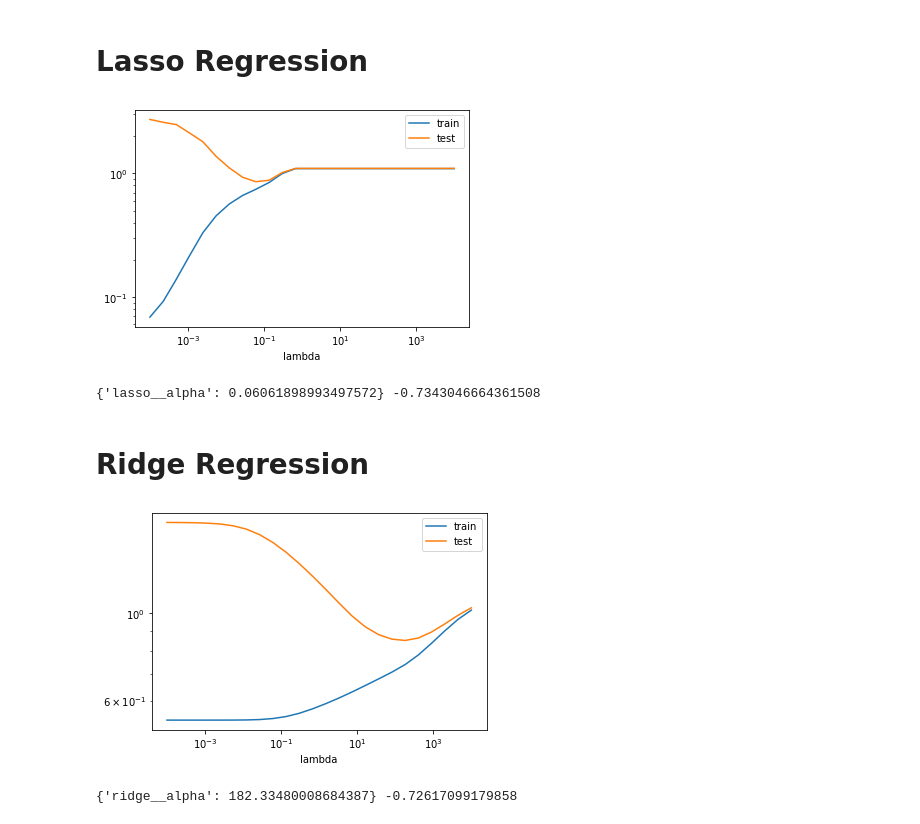
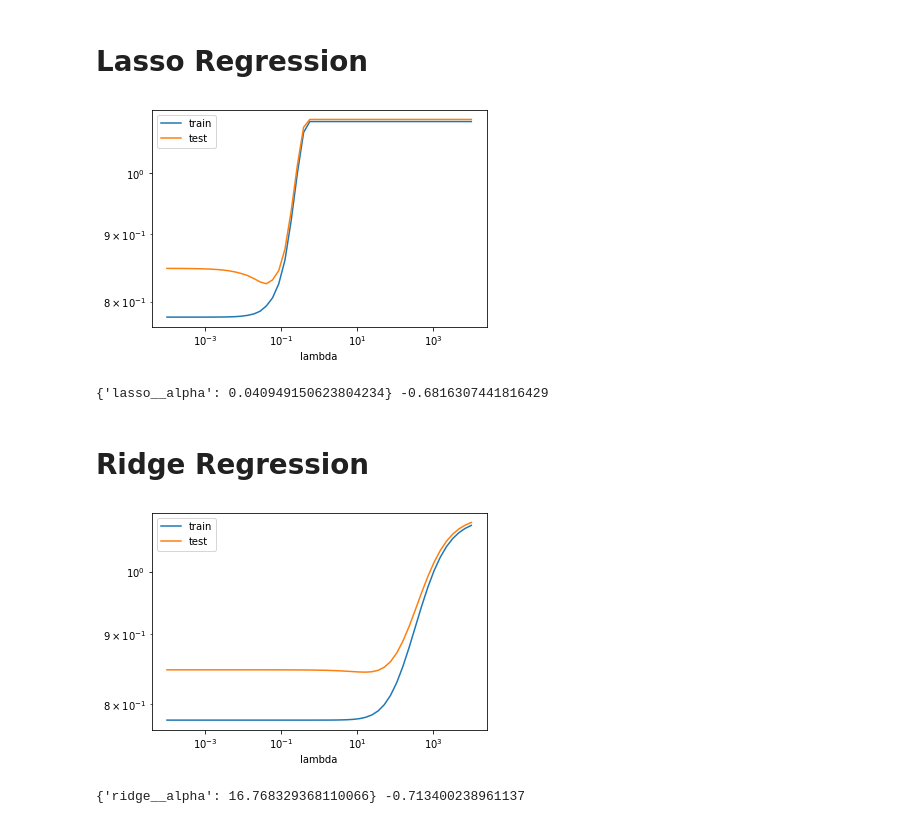
Before and after one commit to mathiasbindseil/three_drengz, a Jupyter notebook: ISDS - Kopi.ipynb, the cells around one changed output. Drawn from its saved outputs; the diff is of its cells as text; code cells hidden in the pictures.

```diff
--- a/ISDS - Kopi.ipynb
+++ b/ISDS - Kopi.ipynb
@@ -624,45 +624,44 @@ X_train, X_val, y_train, y_val = train_test_split(X_dev, y_dev, test_size=1/2, r
 
 # Make pipeline for Lasso
 
-pipe_lasso = make_pipeline(PolynomialFeatures(degree=3, include_bias=False),
-                           StandardScaler(),
-                           Lasso(random_state=1,))
+pipe_lasso = make_pipeline(StandardScaler(),
+                           Lasso())
 
 # Define range of lambdas
-lambdas =  np.logspace(-4, 4, 24)
+lambdas =  np.logspace(-4, 4, 50)
 
 # Get train and test scores for different lambdas
 
 train_scores, test_scores = \
     validation_curve(estimator=pipe_lasso,
                      X=X_dev,
                      y=y_dev,
                      param_name='lasso__alpha',
                      param_range=lambdas,
                      scoring='neg_mean_squared_error',# scoring='neg_mean_squared_error',
                      cv=5)
 
 # Get mean of mse for lambdas
 
 lasso_rmse = pd.concat({'train': pd.DataFrame(-train_scores).mean(1),
                          'test': pd.DataFrame(-test_scores).mean(1),
                          'lambda': pd.DataFrame(lambdas).mean(1)}, axis =1)
 
 # Get test rsme for plot later
 #lasso_rmse = pd.concat({'test': pd.DataFrame(-test_scores).mean(1)}, axis = 1)
 
 # Plot the train and test scores for different values of lambda
 
 pd.concat({'train': pd.DataFrame(-train_scores).mean(1),
            'test': pd.DataFrame(-test_scores).mean(1)},
            axis=1)\
     .pipe(np.sqrt)\
     .set_index(pd.Index(lambdas, name='lambda'))\
     .plot(logx=True, logy=True)
 
 plt.show()
 # %% [output]
-[figure, old version]
+[figure, new version]
 # %%
 # We use the function to fit it and find the best lambda and corresponding mse
 
@@ -675,9 +674,11 @@ gs = GridSearchCV(estimator=pipe_lasso,
                   n_jobs=-1)
 
 gs = gs.fit(X_dev, y_dev)
-print(gs.best_params_, gs.best_score_ )
+print(gs.best_params_, gs.best_score_)
+
+lasso_coefs = gs.best_estimator_.named_steps.lasso.coef_
 # %% [output]
-{'lasso__alpha': 0.06061898993497572} -0.7343046664361508
+{'lasso__alpha': 0.040949150623804234} -0.6816307441816429
 # %% [markdown]
 # **Ridge Regression**
 # %%
@@ -685,9 +686,8 @@ from sklearn.linear_model import Ridge
 
 # Make pipeline for Ridge
 
-pipe_ridge = make_pipeline(PolynomialFeatures(degree=2, include_bias=False),
-                           StandardScaler(),
-                           Ridge(random_state=1,))
+pipe_ridge = make_pipeline(StandardScaler(),
+                           Ridge())
 
 # Get train and test scores for different lambdas
 
@@ -719,7 +719,7 @@ pd.concat({'train': pd.DataFrame(-train_scores).mean(1),
     .plot(logx=True, logy=True)
 plt.show()
 # %% [output]
-[figure, old version]
+[figure, new version]
 # %%
 # Another method to identify best lambda to minimze mse
 
@@ -732,8 +732,10 @@ gs = GridSearchCV(estimator=pipe_ridge,
 # We use the function to fit it and find the best lambda and corresponding mse
 gs = gs.fit(X_dev, y_dev)
 print(gs.best_params_, gs.best_score_ )
+
+ridge_coefs = gs.best_estimator_.named_steps.ridge.coef_
 # %% [output]
-{'ridge__alpha': 182.33480008684387} -0.72617099179858
+{'ridge__alpha': 16.768329368110066} -0.713400238961137
 # %%
 # Define plot
 f,ax = plt.subplots(1,2, figsize=(12,4))
```
Also changed, not shown: parts of 1 cell of this notebook, 3 other files.
